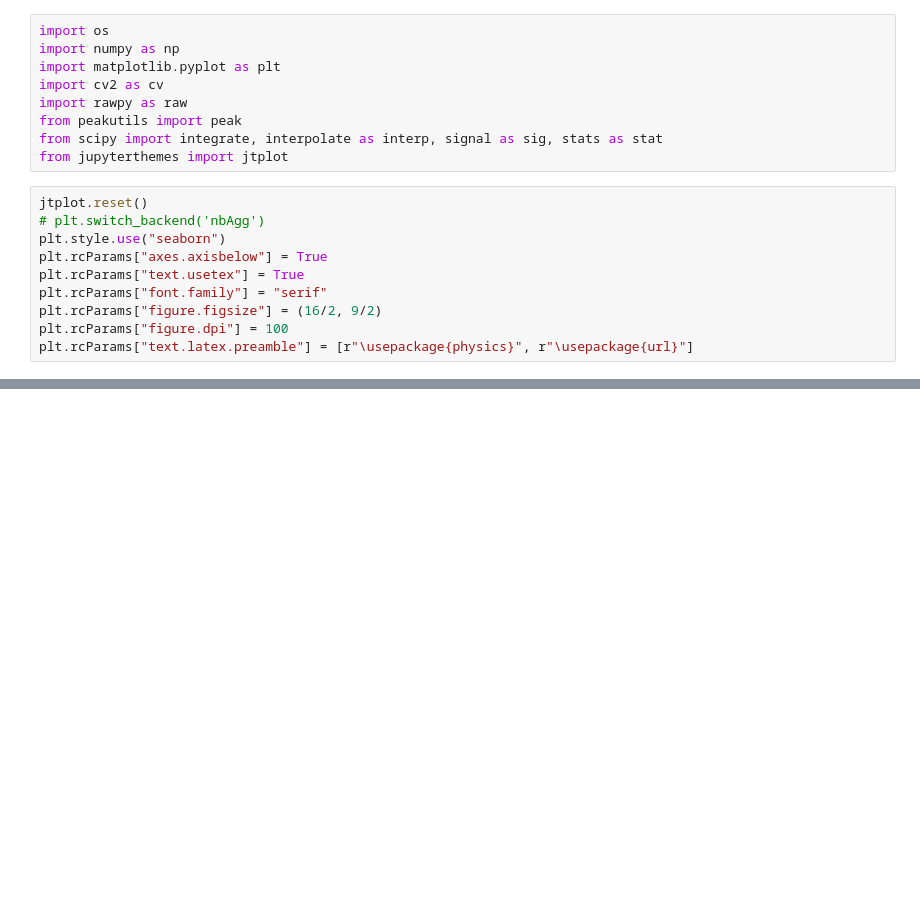
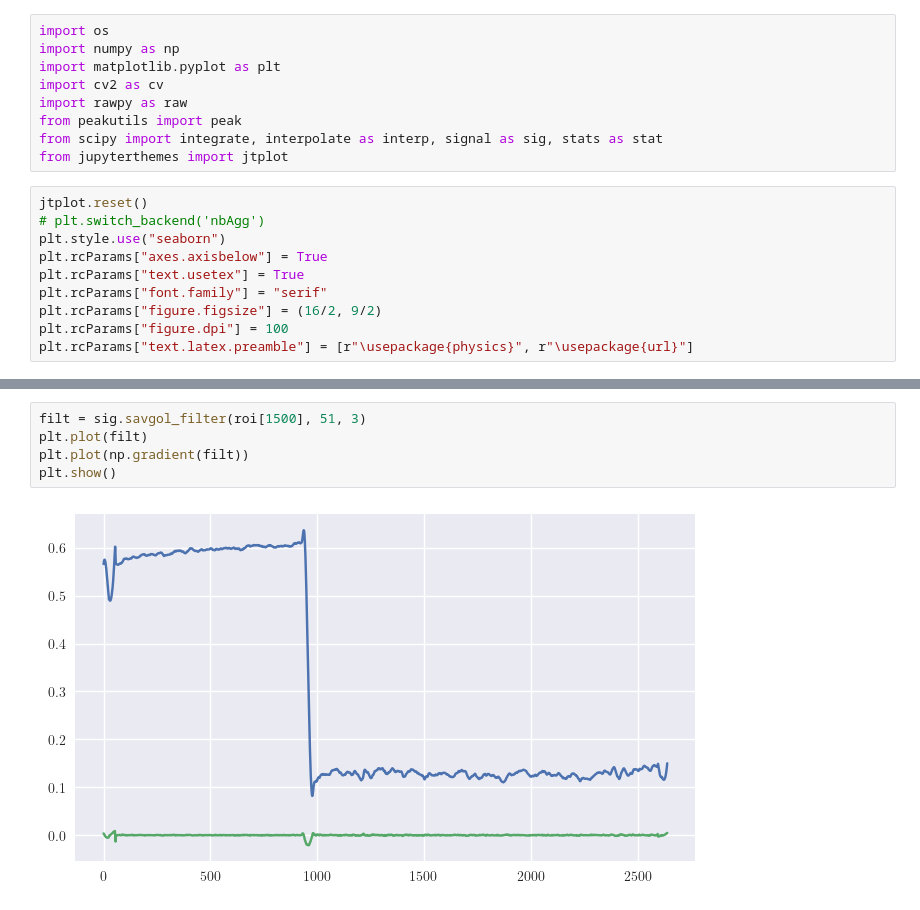
Before and after one commit to kvdomingo/AP187, a Jupyter notebook: Activity 10/187-10.ipynb, the cells around one changed output, grey strips where cells are left out. Saved outputs shown, nothing was run; the diff lists cells and outputs as text; blank space fills up the shorter version.

```diff
--- a/Activity 10/187-10.ipynb
+++ b/Activity 10/187-10.ipynb
@@ -19,0 +94,7 @@ plt.rcParams["text.latex.preamble"] = [r"\usepackage{physics}", r"\usepackage{ur
+# %%
+filt = sig.savgol_filter(roi[1500], 51, 3)
+plt.plot(filt)
+plt.plot(np.gradient(filt))
+plt.show()
+# %% [output]
+[figure, added]
```
Also changed, not shown: parts of 3 cells of this notebook, 6 other files.
